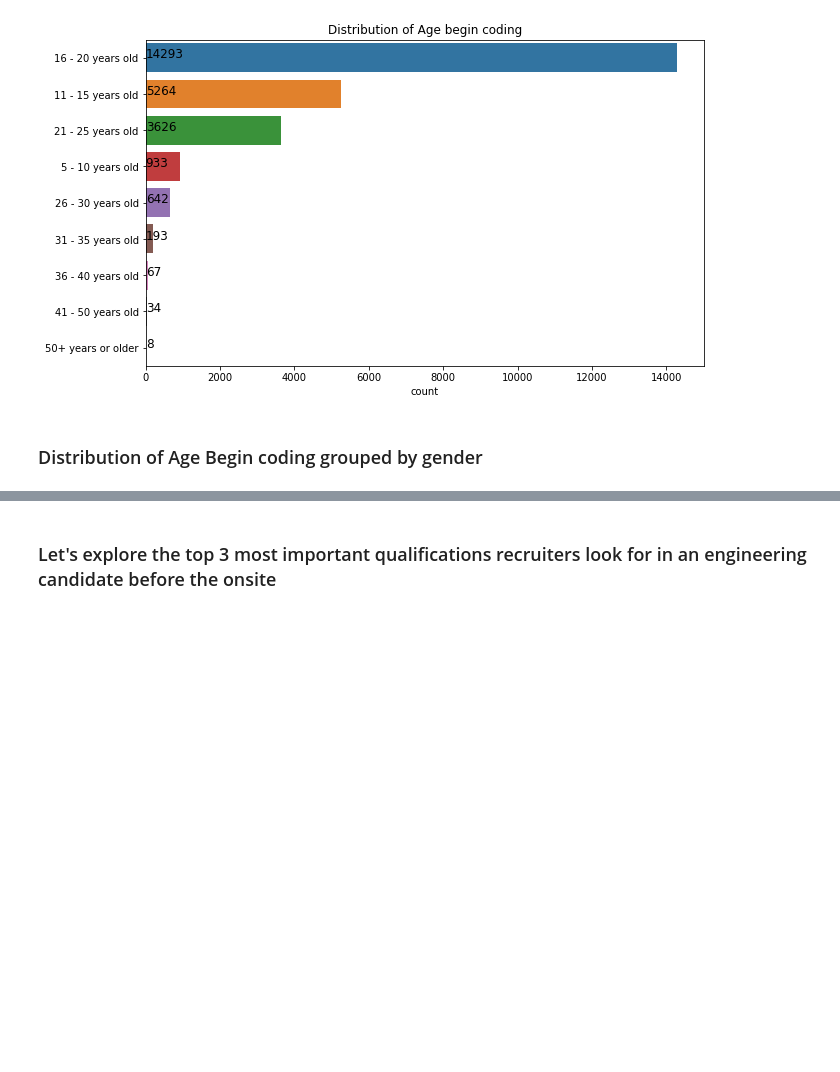
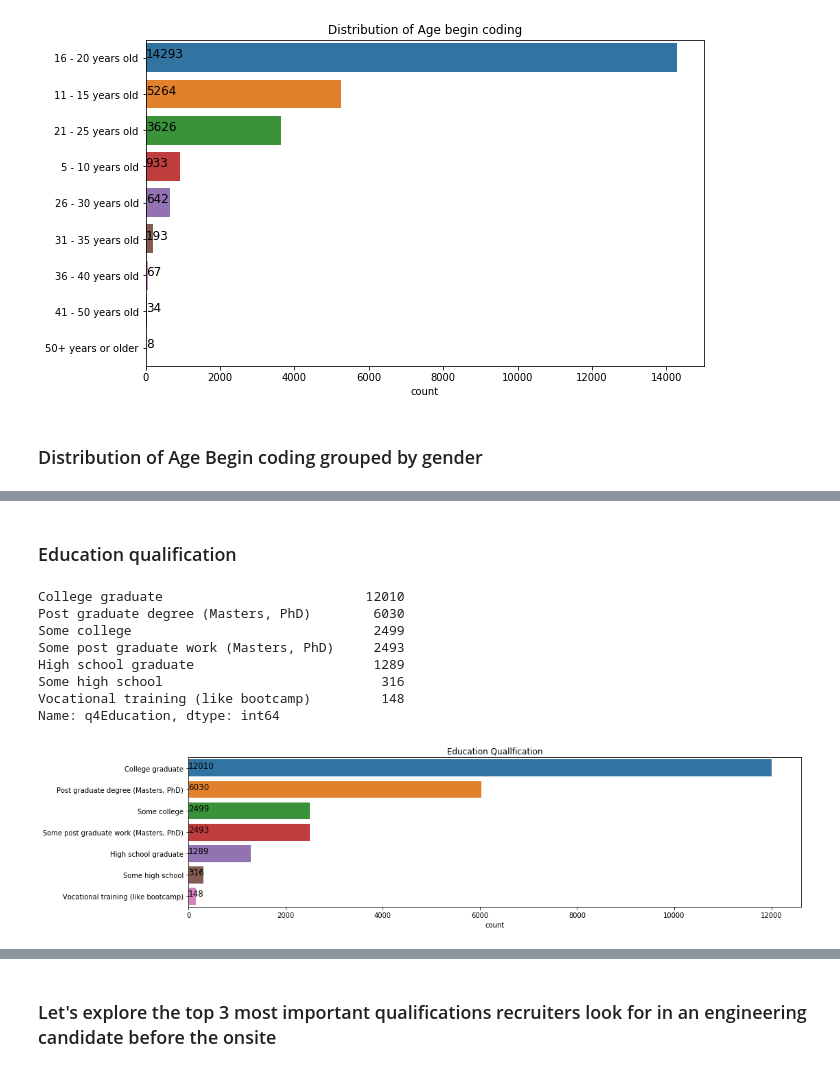
Before and after one commit to bipin2295/Developer-Survey, a Jupyter notebook: HackerrankAnalysis.ipynb, the cells around one changed output, grey strips where cells are left out. Saved outputs shown, nothing was run; the diff lists cells and outputs as text; code cells hidden in the pictures; blank space fills up the shorter version.

```diff
--- a/HackerrankAnalysis.ipynb
+++ b/HackerrankAnalysis.ipynb
@@ -224,0 +225,22 @@ q1AgeBeginCoding
+# %% [markdown]
+### Education qualification
+# %%
+count = survey['q4Education'].value_counts()
+print(count)
+plt.figure(figsize=(16,4))
+sns.barplot(count.values,count.index)
+for i,v in enumerate(count):
+    plt.text(1,i,v,fontsize=12)
+plt.xlabel('count')
+plt.title('Education Quallfication')
+plt.show()
+# %% [output]
+College graduate                          12010
+Post graduate degree (Masters, PhD)        6030
+Some college                               2499
+Some post graduate work (Masters, PhD)     2493
+High school graduate                       1289
+Some high school                            316
+Vocational training (like bootcamp)         148
+Name: q4Education, dtype: int64
+[figure, added]
```
Also changed, not shown: parts of 10 cells of this notebook.
